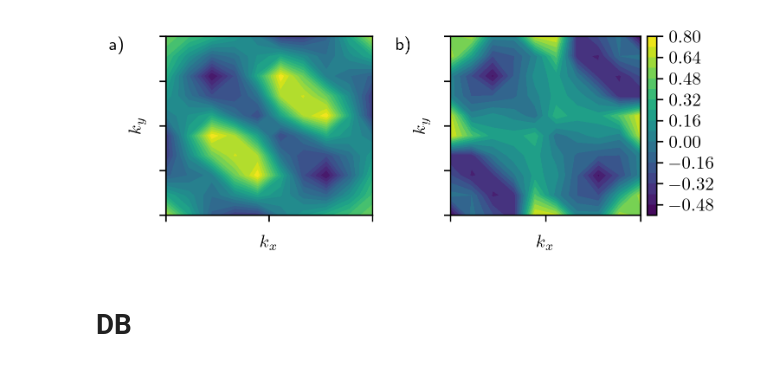
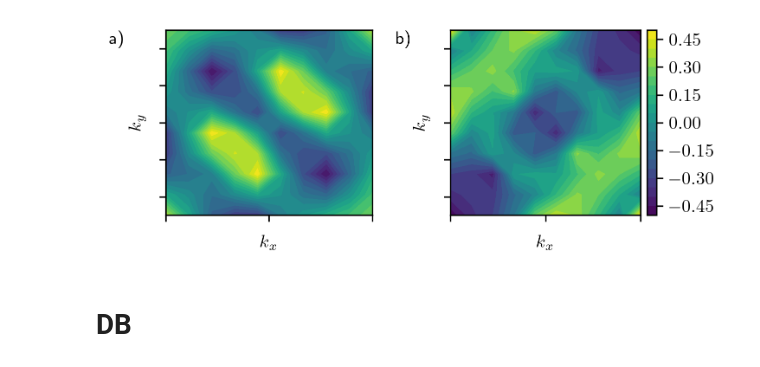
Before and after one commit to EgorcaA/band_gen, a Jupyter notebook: autoenc_train.ipynb, the cells around one changed output. Cells and saved outputs as stored; diff of their text form; code cells hidden in the pictures.

```diff
--- a/autoenc_train.ipynb
+++ b/autoenc_train.ipynb
@@ -119,9 +120,19 @@ def plot2(X1, X2):
 
     plt.show()
-# %%
-plot2(X_train_fin[10], random_decoded_output[0,0])
-# %% [output]
-[figure, removed]
+# %%
+# come here after loading models
+#v4
+latent_dim = 7
+random_vector = torch.randn(1, latent_dim)
+
+# Decode the random vector to get an output image
+with torch.no_grad():
+    random_decoded_output = model.decode(random_vector).cpu().detach().numpy()
+
+
+plot2(X_train_fin[10], random_decoded_output[0,0])
+# %% [output]
+[figure, added]
 # %% [markdown]
 # DB
 # %%
```
Also changed, not shown: parts of 12 cells of this notebook.
